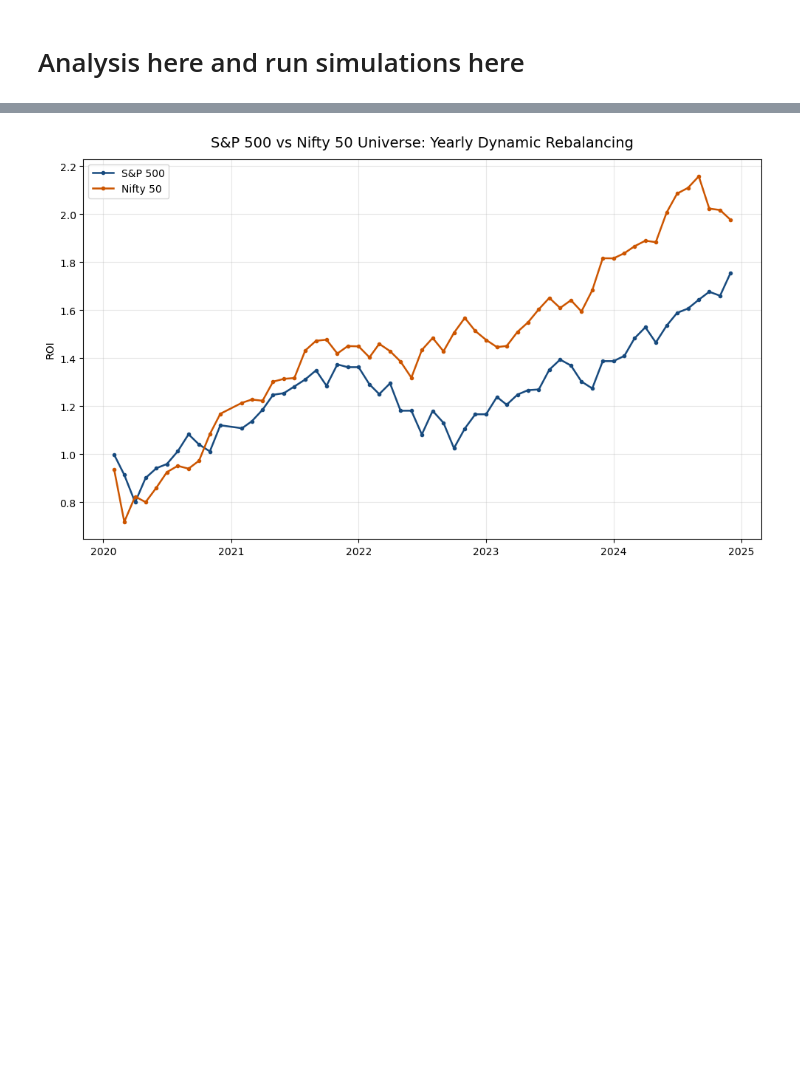
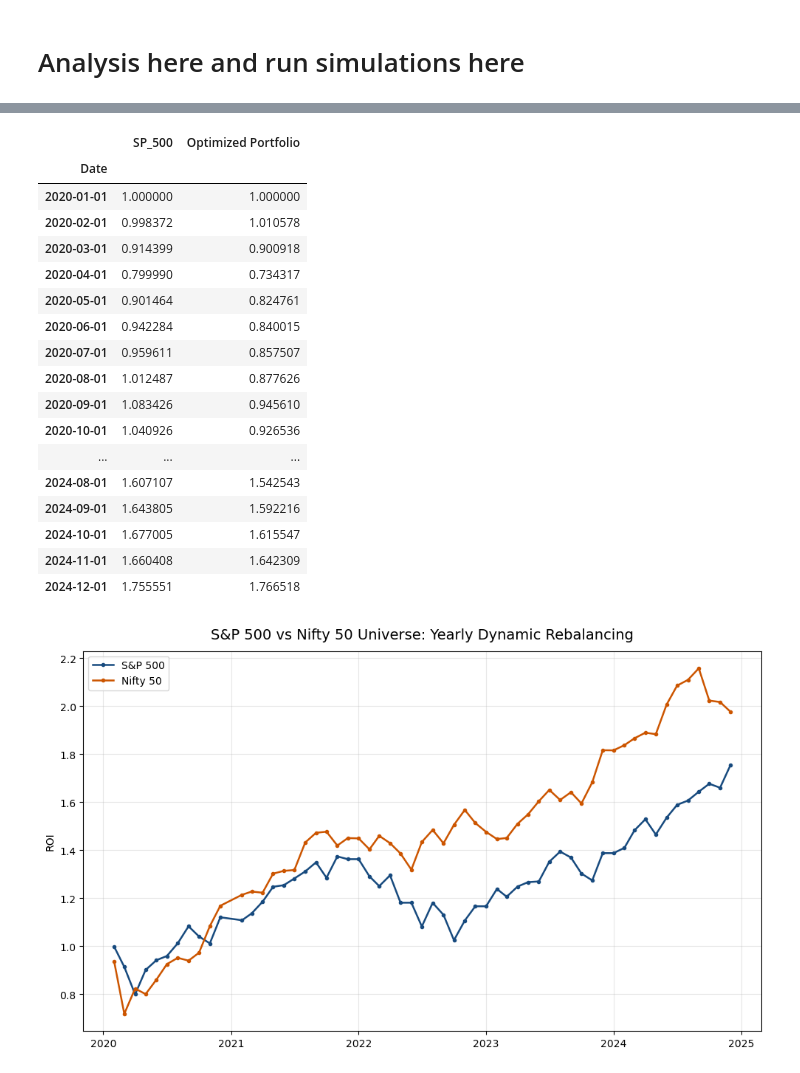
Before and after one commit to vincentbatten27/Multi-Factor_Investing, a Jupyter notebook: Multi_Factor_Fall_25/Run simulator.ipynb, the cells around one changed output, grey strips where cells are left out. Cells and saved outputs as stored; diff of their text form; code cells hidden in the pictures; blank space fills up the shorter version.

```diff
--- a/Multi_Factor_Fall_25/Run simulator.ipynb
+++ b/Multi_Factor_Fall_25/Run simulator.ipynb
@@ -2215 +2141,22 @@ mr = mr.cumprod()
+# %%
+avg933
+# %% [output]
+|  | SP_500 | Optimized Portfolio |
+| Date |  |  |
+| 2020-01-01 | 1.000000 | 1.000000 |
+| 2020-02-01 | 0.998372 | 1.010578 |
+| 2020-03-01 | 0.914399 | 0.900918 |
+| 2020-04-01 | 0.799990 | 0.734317 |
+| 2020-05-01 | 0.901464 | 0.824761 |
+| 2020-06-01 | 0.942284 | 0.840015 |
+| 2020-07-01 | 0.959611 | 0.857507 |
+| 2020-08-01 | 1.012487 | 0.877626 |
+| 2020-09-01 | 1.083426 | 0.945610 |
+| 2020-10-01 | 1.040926 | 0.926536 |
+| ... | ... | ... |
+| 2024-08-01 | 1.607107 | 1.542543 |
+| 2024-09-01 | 1.643805 | 1.592216 |
+| 2024-10-01 | 1.677005 | 1.615547 |
+| 2024-11-01 | 1.660408 | 1.642309 |
+| 2024-12-01 | 1.755551 | 1.766518 |
 # %%
```
Also changed, not shown: parts of 10 cells of this notebook.
